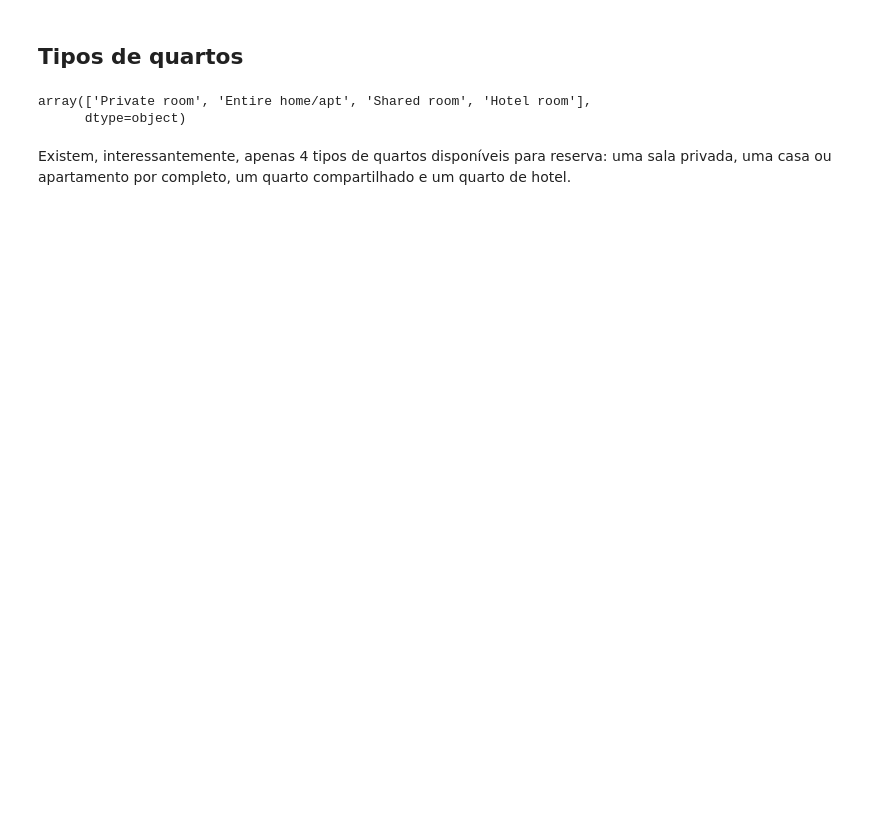
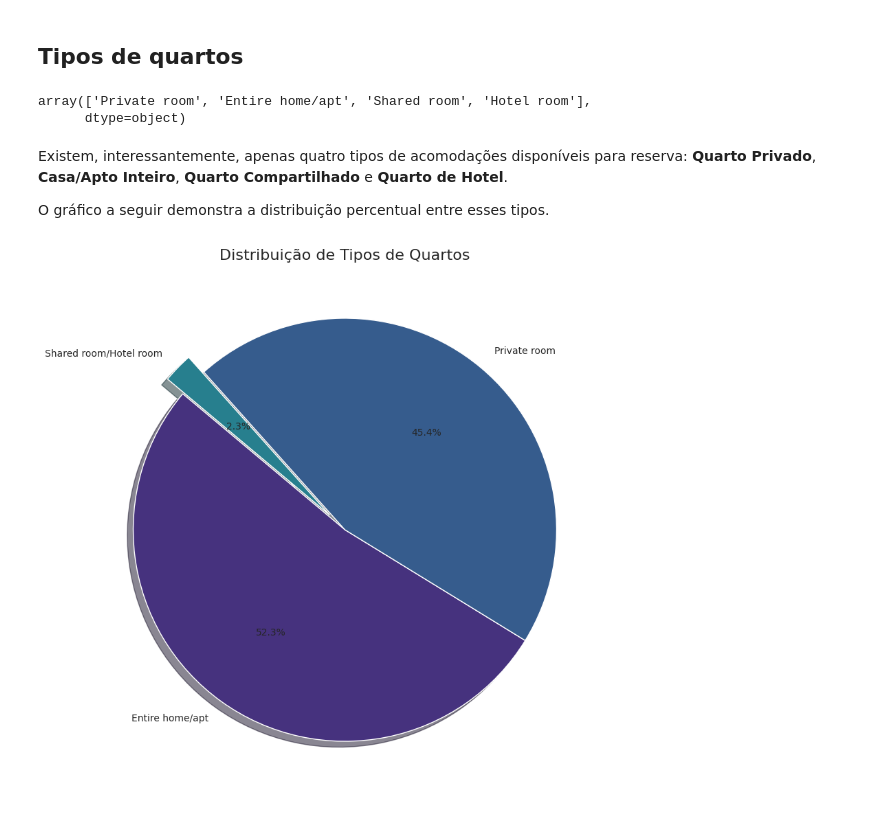
Before and after one commit to lucasqueiroz23/airbnb-data-analysis, a Jupyter notebook: raw/analytics.ipynb, the cells around one changed output. Drawn from its saved outputs; the diff is of its cells as text; code cells hidden in the pictures; blank space fills up the shorter version.

```diff
--- a/raw/analytics.ipynb
+++ b/raw/analytics.ipynb
@@ -256,4 +441,61 @@ room_types
 array(['Private room', 'Entire home/apt', 'Shared room', 'Hotel room'],
       dtype=object)
 # %% [markdown]
-Existem, interessantemente, apenas 4 tipos de quartos disponíveis para reserva: uma sala privada, uma casa ou apartamento por completo, um quarto compartilhado e um quarto de hotel.
+Existem, interessantemente, apenas quatro tipos de acomodações disponíveis para reserva: **Quarto Privado**, **Casa/Apto Inteiro**, **Quarto Compartilhado** e **Quarto de Hotel**.
+
+O gráfico a seguir demonstra a distribuição percentual entre esses tipos.
+# %%
+import pandas as pd
+import matplotlib.pyplot as plt
+import seaborn as sns
+
+# Certifique-se de que o caminho para o arquivo CSV está correto
+file_path = './airbnb-dataset.csv'
+df = pd.read_csv(file_path, encoding='utf8', low_memory=False)
+
+# --- 1. Agrupar os dados ---
+# Criamos uma cópia da coluna para não alterar o DataFrame original
+df['room_type_grouped'] = df['room type']
+
+# Substituímos 'Shared room' e 'Hotel room' pela nova categoria 'Outros'
+df['room_type_grouped'] = df['room_type_grouped'].replace({
+    'Shared room': 'Shared room/Hotel room',
+    'Hotel room': 'Shared room/Hotel room'
+})
+
+# Contamos a frequência das novas categorias
+room_type_counts = df['room_type_grouped'].value_counts()
+
+
+# --- 2. Configurar o Seaborn ---
+sns.set_style("whitegrid") # Define um fundo branco com grades
+sns.set_palette("viridis") # Define uma paleta de cores agradável
+
+
+# --- 3. Gerar o gráfico ---
+# Prepara o 'explode' para destacar a fatia 'Outros'
+labels = room_type_counts.index
+explode_values = [0.1 if label == 'Shared room/Hotel room' else 0 for label in labels]
+
+plt.figure(figsize=(10, 10))
+
+# A função `pie` retorna os objetos do gráfico: fatias, textos dos rótulos e textos das porcentagens
+wedges, texts, autotexts = plt.pie(
+    room_type_counts,
+    autopct='%1.1f%%', # Formato da porcentagem
+    startangle=140,
+    explode=explode_values,
+    shadow=True,
+    labels=labels
+)
+
+
+
+
+plt.title('Distribuição de Tipos de Quartos', fontsize=16)
+plt.ylabel('')
+
+# Exibir o gráfico
+plt.show()
+# %% [output]
+[figure, added]
```
Also changed, not shown: parts of 9 cells of this notebook, 1 other file.
